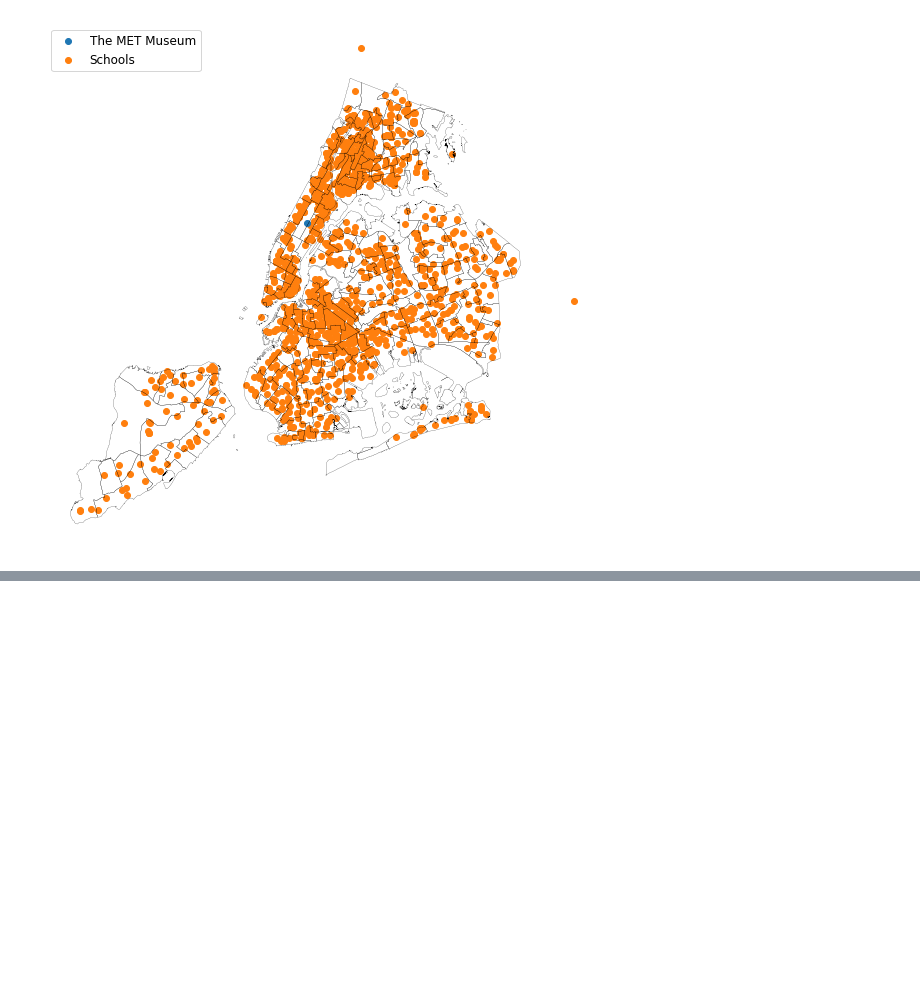
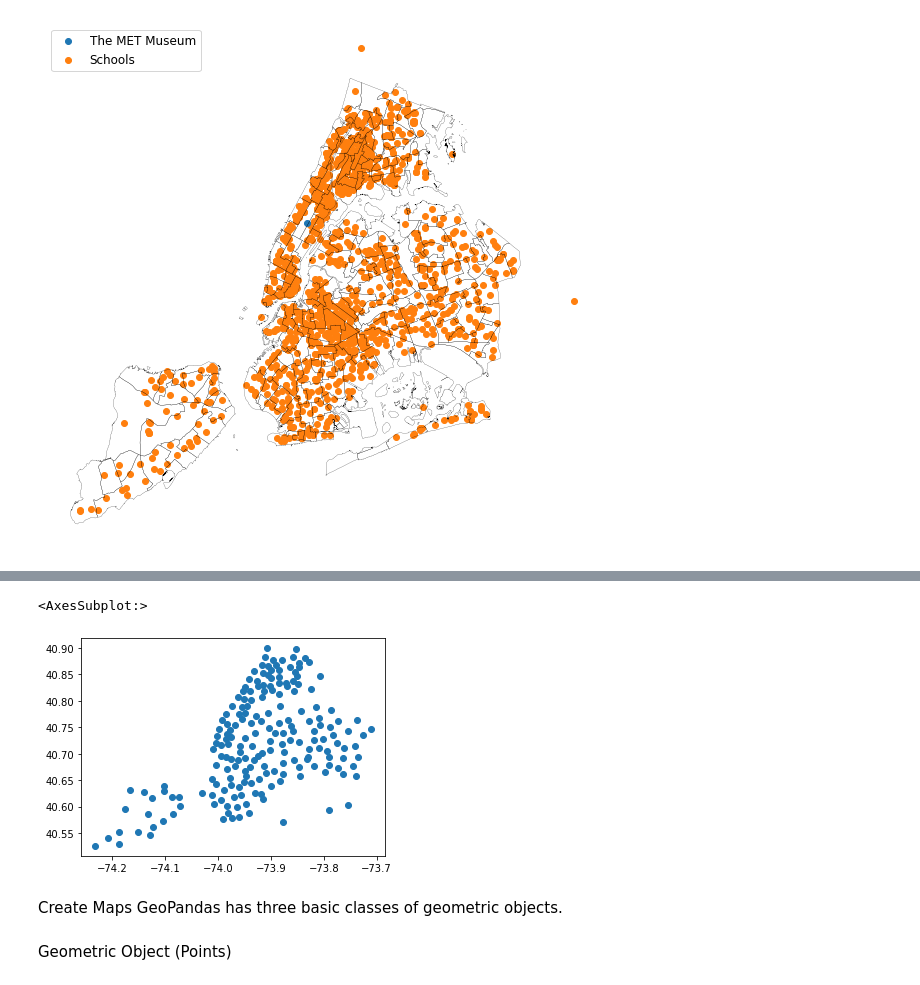
Before and after one commit to Nnyeka/Spatial_Analysis_with_Python, a Jupyter notebook: Untitled.ipynb, the cells around one changed output, grey strips where cells are left out. Drawn from its saved outputs; the diff is of its cells as text; code cells hidden in the pictures; blank space fills up the shorter version.

```diff
--- a/Untitled.ipynb
+++ b/Untitled.ipynb
@@ -264,0 +331,7 @@ school_points.distance(metmuseum[0])
+# %%
+path = 'https://services5.arcgis.com/GfwWNkhOj9bNBqoJ/arcgis/rest/services/NYC_Neighborhood_Tabulation_Areas_2010\
+/FeatureServer/0/query?where=1=1&outFields=*&outSR=4326&f=pgeojson'
+nta_shape = gpd.read_file(path)
+
+print('shape of data: {}'.format(nta_shape.shape))
+nta_shape.head()
@@ -264,0 +346,7 @@ school_points.distance(metmuseum[0])
+# %%
+# creating colums for the x and y coordinates of our geometries and deleting previous geometries
+nta_shape['x'] = nta_shape.centroid.x
+nta_shape['y'] = nta_shape.centroid.y
+nta_shape_no_geometry = nta_shape.loc[:, ['NTAName', 'x', 'y']]
+
+nta_shape_no_geometry.head()
@@ -264,0 +363,11 @@ school_points.distance(metmuseum[0])
+# %%
+# Generate GeometryArray of point geometries from x, y coordinates
+nta_shape_with_geometry = gpd.GeoDataFrame(
+    nta_shape_no_geometry,
+    geometry=gpd.points_from_xy(
+        nta_shape_no_geometry['x'],
+        nta_shape_no_geometry['y'])
+)
+
+# previewing our new point geometry column
+nta_shape_with_geometry.head()
@@ -264,0 +381,11 @@ school_points.distance(metmuseum[0])
+# %%
+# plotting our data
+nta_shape_with_geometry.plot()
+# %% [output]
+<AxesSubplot:>
+[figure, added]
+# %% [markdown]
+Create Maps
+GeoPandas has three basic classes of geometric objects.
+# %% [markdown]
+Geometric Object (Points)
```
Also changed, not shown: parts of 32 cells of this notebook.
